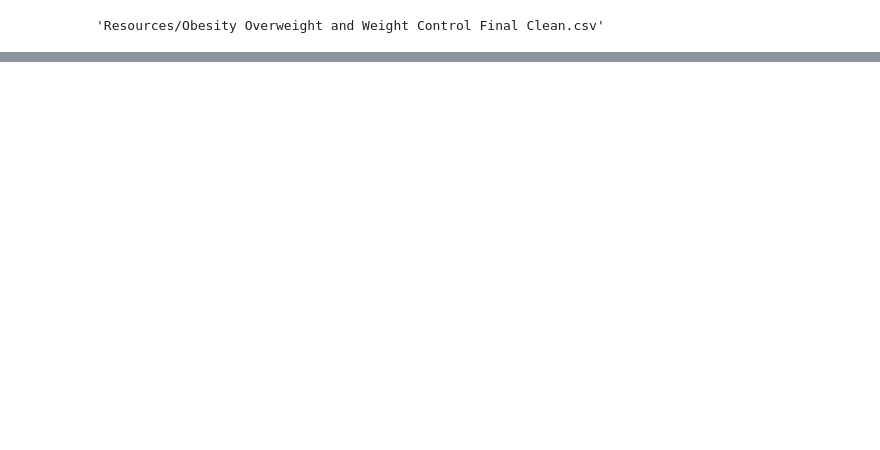
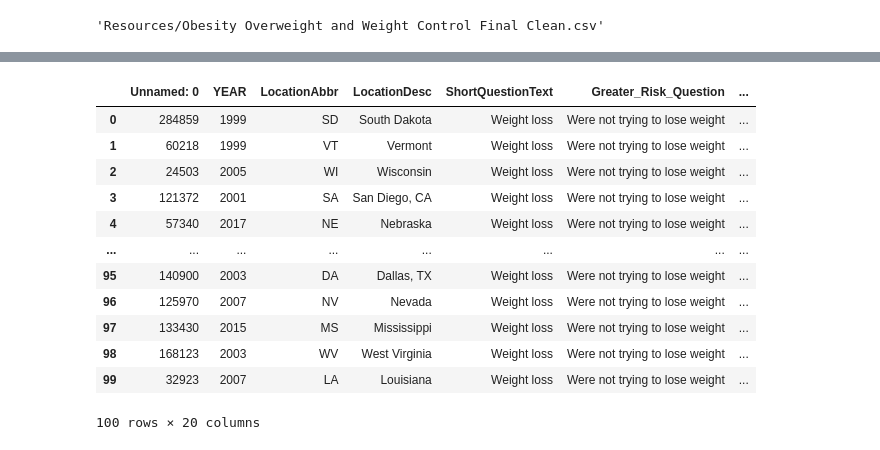
Before and after one commit to Peterg0205/Allen_Gunn_project-, a Jupyter notebook: Obesity Overweight and Weight Control Final Clean.csv.ipynb, the cells around one changed output, grey strips where cells are left out. Saved outputs shown, nothing was run; the diff lists cells and outputs as text; code cells hidden in the pictures; blank space fills up the shorter version.

```diff
--- a/Obesity Overweight and Weight Control Final Clean.csv.ipynb
+++ b/Obesity Overweight and Weight Control Final Clean.csv.ipynb
@@ -99 +100,19 @@ copy_df.sample(100)
+# %%
+# Reset the index
+new_copy_df.reset_index(inplace=True, drop=True)
+new_copy_df
+# %% [output]
+|  | Unnamed: 0 | YEAR | LocationAbbr | LocationDesc | ShortQuestionText | Greater_Risk_Question | ... |
+| 0 | 284859 | 1999 | SD | South Dakota | Weight loss | Were not trying to lose weight | ... |
+| 1 | 60218 | 1999 | VT | Vermont | Weight loss | Were not trying to lose weight | ... |
+| 2 | 24503 | 2005 | WI | Wisconsin | Weight loss | Were not trying to lose weight | ... |
+| 3 | 121372 | 2001 | SA | San Diego, CA | Weight loss | Were not trying to lose weight | ... |
+| 4 | 57340 | 2017 | NE | Nebraska | Weight loss | Were not trying to lose weight | ... |
+| ... | ... | ... | ... | ... | ... | ... | ... |
+| 95 | 140900 | 2003 | DA | Dallas, TX | Weight loss | Were not trying to lose weight | ... |
+| 96 | 125970 | 2007 | NV | Nevada | Weight loss | Were not trying to lose weight | ... |
+| 97 | 133430 | 2015 | MS | Mississippi | Weight loss | Were not trying to lose weight | ... |
+| 98 | 168123 | 2003 | WV | West Virginia | Weight loss | Were not trying to lose weight | ... |
+| 99 | 32923 | 2007 | LA | Louisiana | Weight loss | Were not trying to lose weight | ... |
+100 rows × 20 columns
 # %%
```
Also changed, not shown: parts of 7 cells of this notebook, 4 other files.
